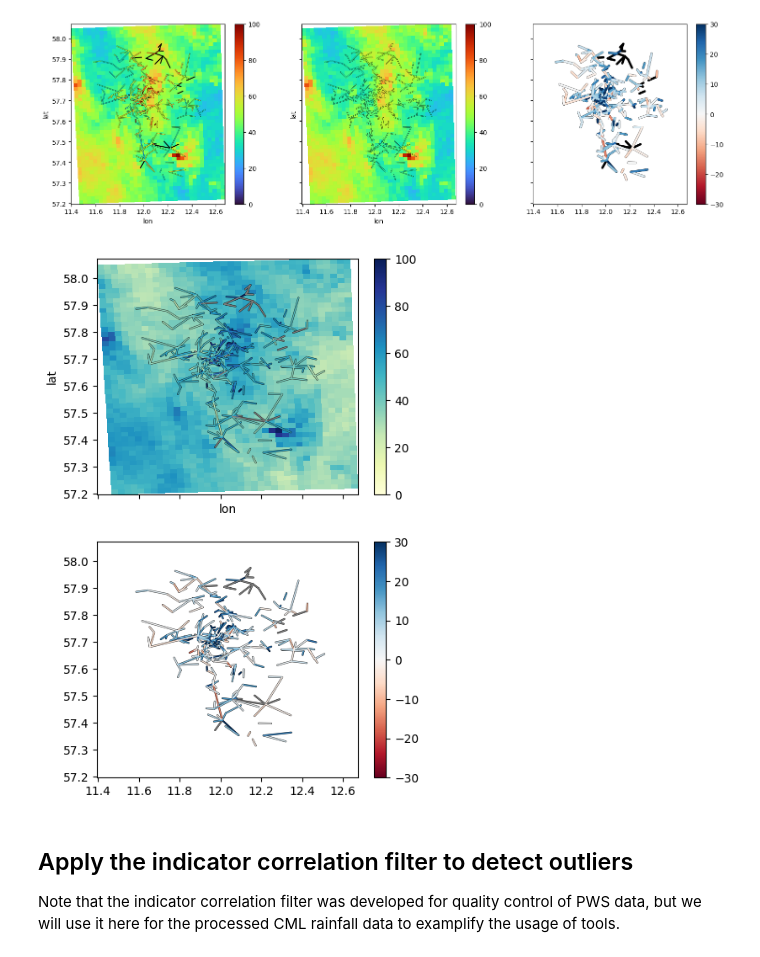
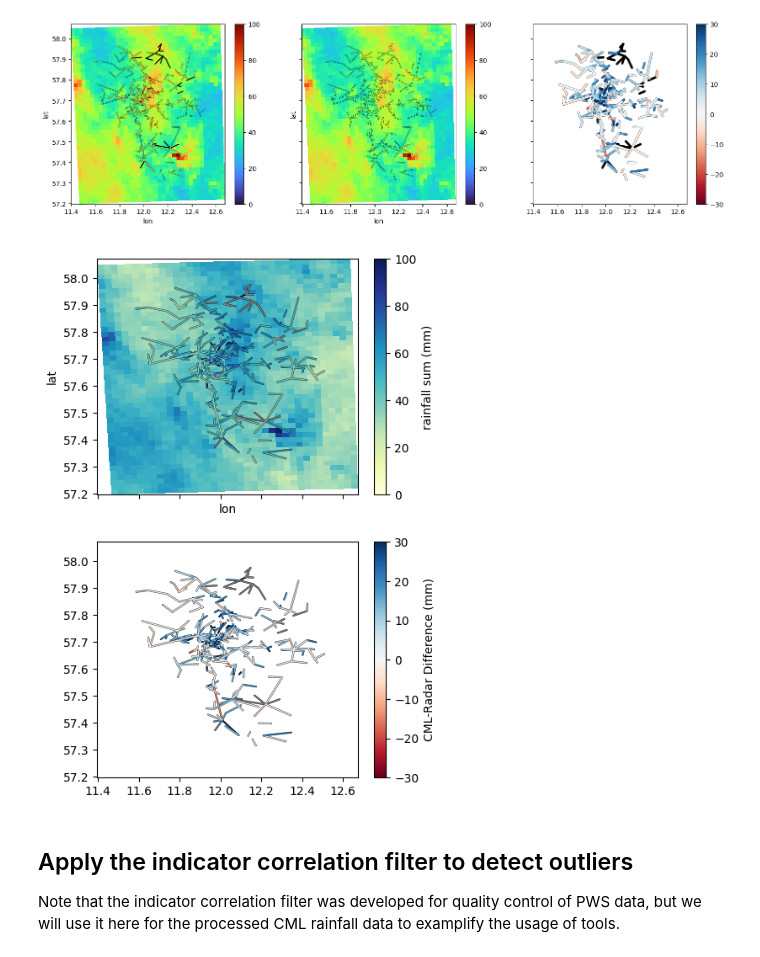
Before and after one commit to OpenSenseAction/OpenSenseAction.github.io, a Jupyter notebook: software-ecosystem/combined.ipynb, the cells around one changed output. Drawn from its saved outputs; the diff is of its cells as text; code cells hidden in the pictures.

```diff
--- a/software-ecosystem/combined.ipynb
+++ b/software-ecosystem/combined.ipynb
@@ -164,34 +164,37 @@ plg.plot_map.plot_plg(
 # %%
 # plot for paper
 import matplotlib as mpl
 R_cmap = mpl.colormaps.get_cmap('YlGnBu')
 R_cmap.set_bad(color='gray')
 diff_cmap = mpl.colormaps.get_cmap('RdBu')
 diff_cmap.set_bad(color='gray')
 
 # Plot data on maps
 fig, axs = plt.subplots(2, 1, figsize=(5, 8), sharex=True, sharey=True)
 
 plg.plot_map.plot_plg(
     da_grid=rad_sum,
     da_cmls=cml_sum,
     vmin=0,
     vmax=100,
     ax=axs[0],
     cmap=R_cmap,
     kwargs_cmls_plot={"line_width": 1},
+    colorbar_label="rainfall sum (mm)",
+
 )
 
 plg.plot_map.plot_plg(
     #da_grid=rad_sum,
     da_cmls=cml_sum - rad_along_cml_sum,
     kwargs_cmls_plot={"line_width": 1, "vmin": -30, "vmax": 30, "cmap": diff_cmap},
     vmin=0,
     vmax=100,
     ax=axs[1],
+    colorbar_label="CML-Radar Difference (mm)",
 );
 # %% [output]
-[figure, old version]
+[figure, new version]
 # %% [markdown]
 ## Apply the indicator correlation filter to detect outliers
 
```
Also changed, not shown: parts of 2 cells of this notebook.
